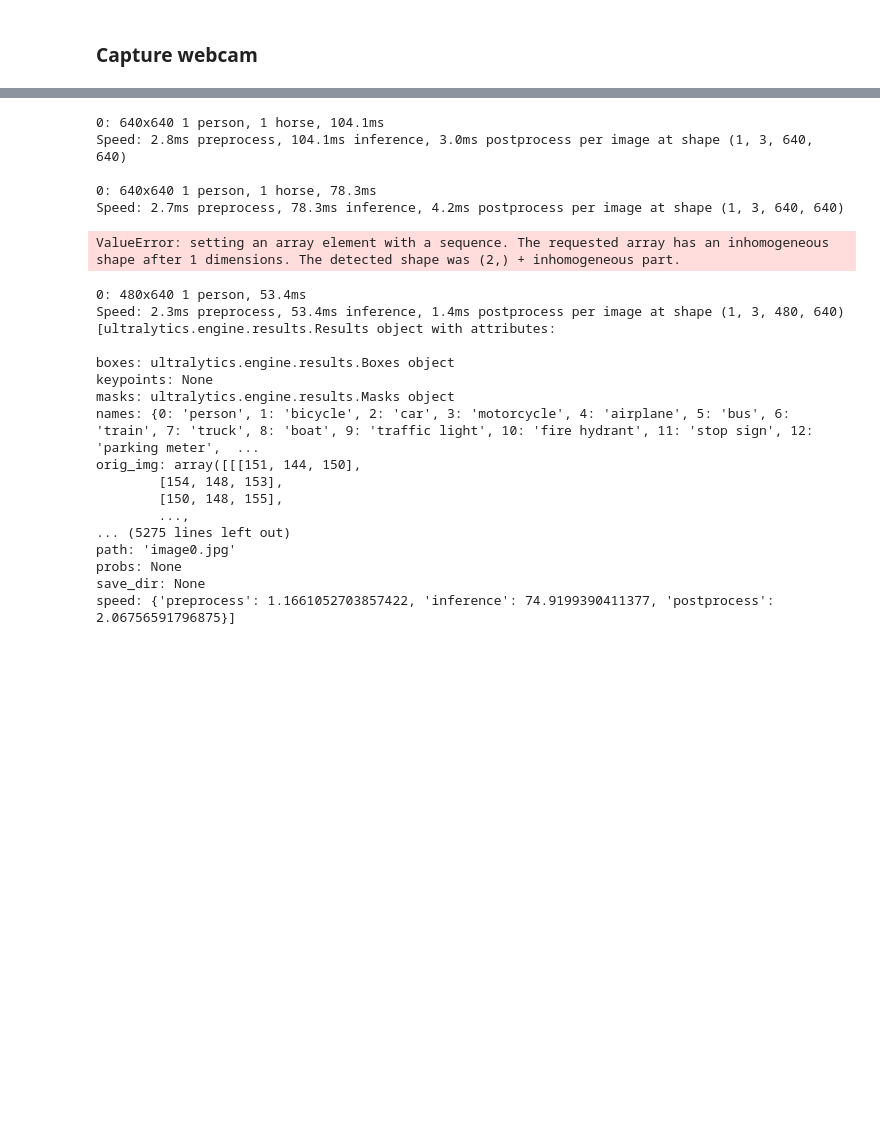
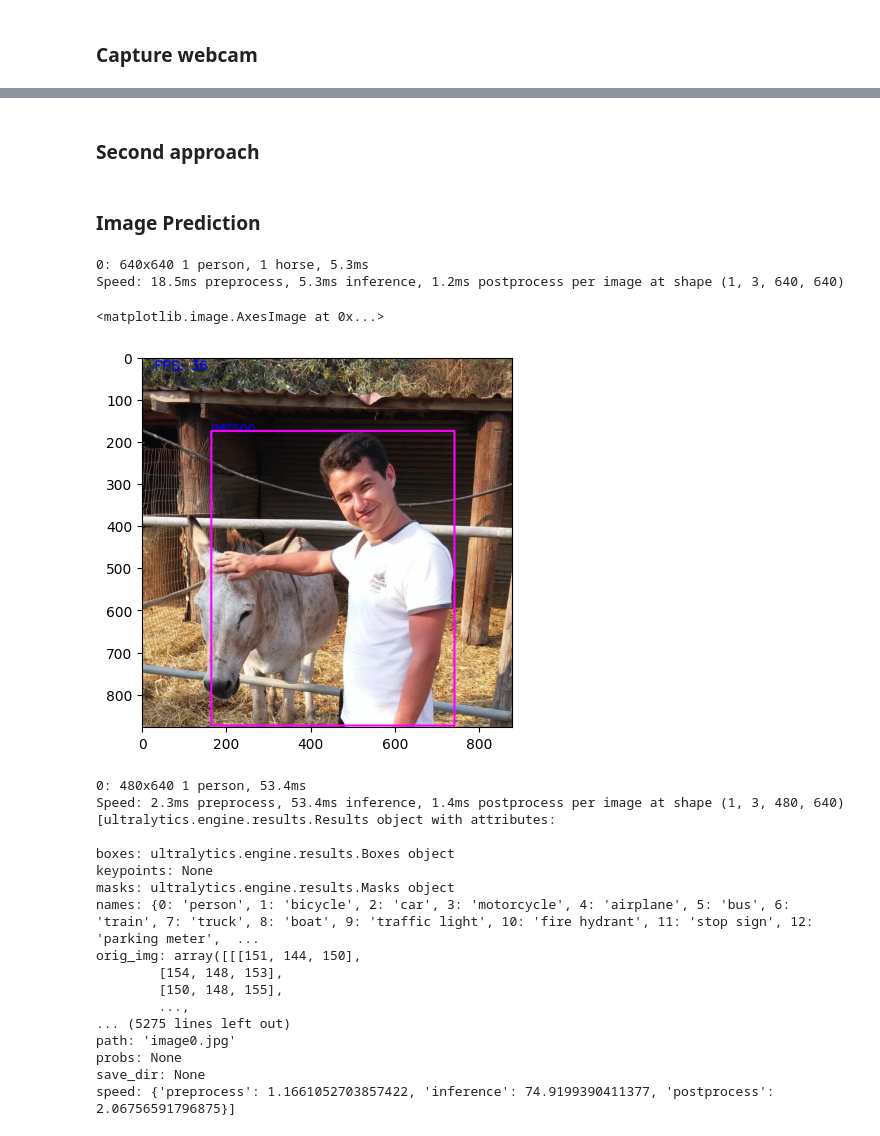
Before and after one commit to WhoKnowsWhoCares/ObjectDetection, a Jupyter notebook: notebooks/camera_ultralytics_yolo8.ipynb, the cells around one changed output, grey strips where cells are left out. Cells and saved outputs as stored; diff of their text form; code cells hidden in the pictures; blank space fills up the shorter version.

```diff
--- a/notebooks/camera_ultralytics_yolo8.ipynb
+++ b/notebooks/camera_ultralytics_yolo8.ipynb
@@ -106,5 +109,7 @@ def process_image(model, img, stream=False):
                 cv2.rectangle(img, (x1, y1), (x2, y2), (255, 0, 255), 3)
 
     return img
+# %% [markdown]
+### Second approach
 # %%
 # from ultralytics.utils.ops import scale_image
@@ -175,19 +196,18 @@ def process_image(model, img):
         image_with_masks = overlay(image_with_masks, mask_i, color=(0,255,0), alpha=0.3)
 
     return img
+# %% [markdown]
+### Image Prediction
 # %%
-# Test
-from torchvision.transforms.functional import to_pil_image
 image = cv2.imread('../data/images/7Dy2eue2_3I_1.jpg')
 result = process_image(model, image)
-to_pil_image(result)
+plt.imshow(cv2.cvtColor(result, cv2.COLOR_BGR2RGB))
+# to_pil_image(result)
 # %% [output]
-0: 640x640 1 person, 1 horse, 104.1ms
-Speed: 2.8ms preprocess, 104.1ms inference, 3.0ms postprocess per image at shape (1, 3, 640, 640)
-
-0: 640x640 1 person, 1 horse, 78.3ms
-Speed: 2.7ms preprocess, 78.3ms inference, 4.2ms postprocess per image at shape (1, 3, 640, 640)
+0: 640x640 1 person, 1 horse, 5.3ms
+Speed: 18.5ms preprocess, 5.3ms inference, 1.2ms postprocess per image at shape (1, 3, 640, 640)
-ValueError: setting an array element with a sequence. The requested array has an inhomogeneous shape after 1 dimensions. The detected shape was (2,) + inhomogeneous part.
+<matplotlib.image.AxesImage at 0x...>
+[figure, added]
 # %%
 import time
 cap = cv2.VideoCapture(0)
```
Also changed, not shown: parts of 7 cells of this notebook, 13 other files.
